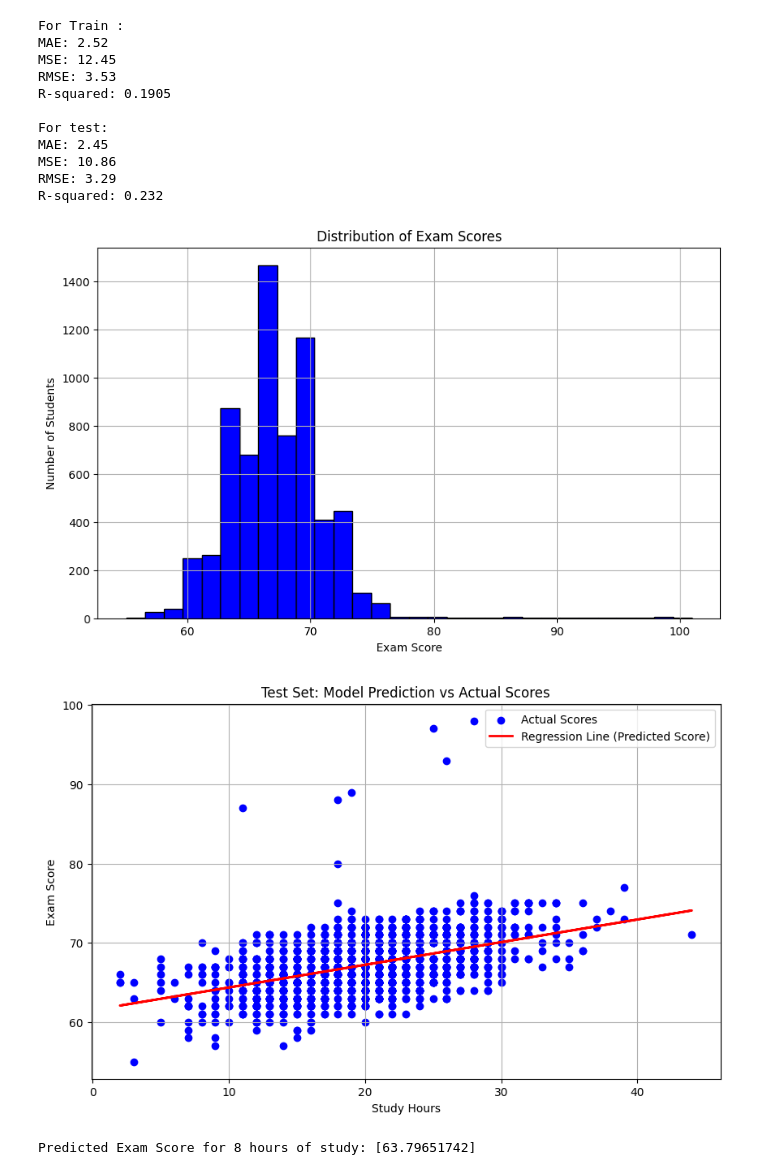
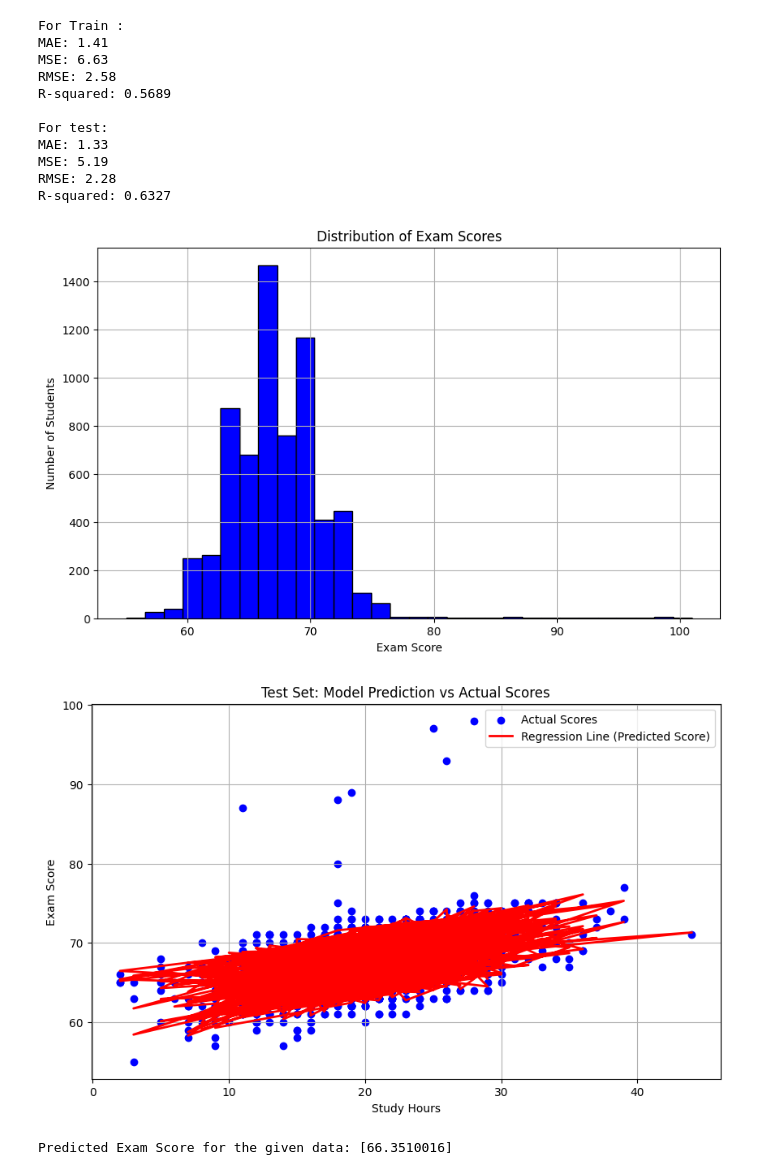
Before and after one commit to MirzaMukarram0/Student-Performance-Predictor, a Jupyter notebook: StudentPerformance.ipynb, the cells around one changed output. Saved outputs shown, nothing was run; the diff lists cells and outputs as text; code cells hidden in the pictures.

```diff
--- a/StudentPerformance.ipynb
+++ b/StudentPerformance.ipynb
@@ -7,7 +7,13 @@ import matplotlib.pyplot as plt
 import numpy as np
 
 data = pd.read_csv('StudentPerformanceFactors.csv')
-X = data[['Hours_Studied']]
+
+# Select features for prediction
+features = ['Hours_Studied', 'Attendance', 'Previous_Scores', 'Motivation_Level']
+# Encode Motivation_Level (categorical) to numeric
+data['Motivation_Level'] = data['Motivation_Level'].map({'Low': 0, 'Medium': 1, 'High': 2})
+
+X = data[features]
 Y = data['Exam_Score']
 
 X_train, X_test, Y_train, Y_test = train_test_split(X, Y, test_size=0.2, random_state=42)
@@ -43,8 +49,8 @@ plt.show()
 
 # Scatter plot and regression line (using test set)
 plt.figure(figsize=(10, 6))
-plt.scatter(X_test, Y_test, color='blue', label='Actual Scores')
-plt.plot(X_test, test_pred, color='red', linewidth=2, label='Regression Line (Predicted Score)')
+plt.scatter(X_test['Hours_Studied'], Y_test, color='blue', label='Actual Scores')
+plt.plot(X_test['Hours_Studied'], test_pred, color='red', linewidth=2, label='Regression Line (Predicted Score)')
 plt.title('Test Set: Model Prediction vs Actual Scores')
 plt.xlabel('Study Hours')
 plt.ylabel('Exam Score')
@@ -52,8 +58,14 @@ plt.grid(True)
 plt.legend()
 plt.show()
 
-new_hour = 8
-new_score = model.predict([[new_hour]])
-print(f"Predicted Exam Score for {new_hour} hours of study: {new_score} ")
+new_data = pd.DataFrame({
+    'Hours_Studied': [8],
+    'Attendance': [90],
+    'Previous_Scores': [75],
+    'Motivation_Level': [2]  # Assuming 'High' motivation
+})
+
+new_score = model.predict(new_data)
+print(f"Predicted Exam Score for the given data: {new_score} ")
 # %% [output]
 For Train :
@@ -76,15 +88,15 @@ R-squared: 0.232
 [figure]
 For Train :
-MAE: 2.52
-MSE: 12.45
-RMSE: 3.53
-R-squared: 0.1905
+MAE: 1.41
+MSE: 6.63
+RMSE: 2.58
+R-squared: 0.5689
 
 For test:
-MAE: 2.45
-MSE: 10.86
-RMSE: 3.29
-R-squared: 0.232
+MAE: 1.33
+MSE: 5.19
+RMSE: 2.28
+R-squared: 0.6327
 [figure]
-[figure, old version]
+[figure, new version]
-Predicted Exam Score for 8 hours of study: [63.79651742]
+Predicted Exam Score for the given data: [66.3510016]
```
Also changed, not shown: parts of 1 cell of this notebook.
